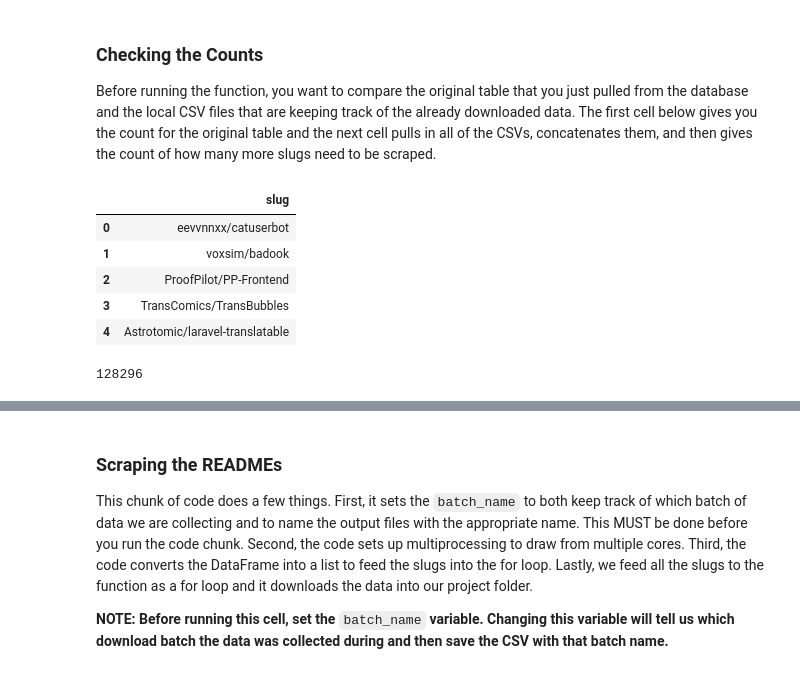
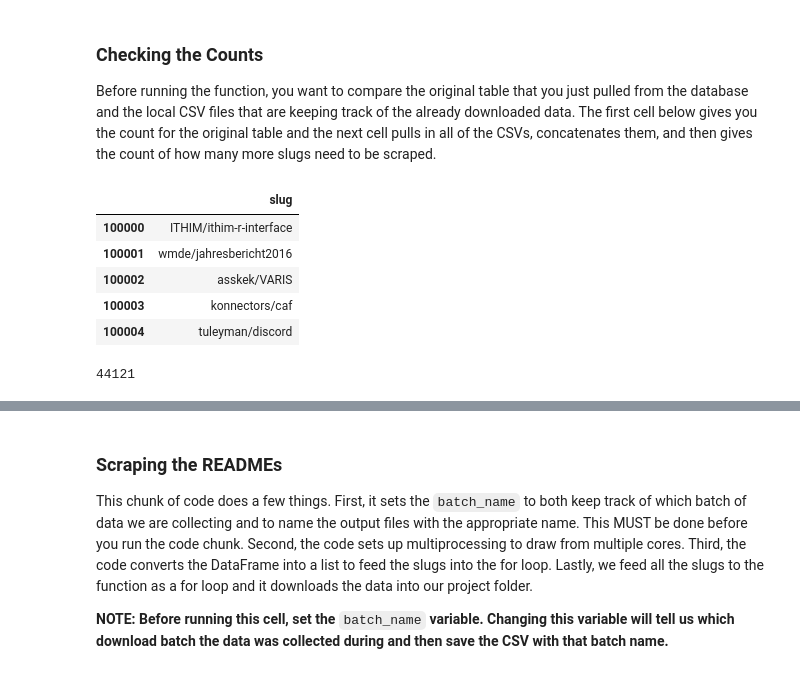
Before and after one commit to DSPG-Young-Scholars-Program/dspg21oss, a Jupyter notebook: src/01_scrape_readmes/02_scrape_readmes_requests_kb7hp.ipynb, the cells around one changed output, grey strips where cells are left out. Saved outputs shown, nothing was run; the diff lists cells and outputs as text; code cells hidden in the pictures.

```diff
--- a/src/01_scrape_readmes/02_scrape_readmes_requests_kb7hp.ipynb
+++ b/src/01_scrape_readmes/02_scrape_readmes_requests_kb7hp.ipynb
@@ -242,19 +243,20 @@ raw_slug_data.head()
 Before running the function, you want to compare the original table that you just pulled from the database and the local CSV files that are keeping track of the already downloaded data. The first cell below gives you the count for the original table and the next cell pulls in all of the CSVs, concatenates them, and then gives the count of how many more slugs need to be scraped.
 # %%
 os.chdir('/project/class/bii_sdad_dspg/uva_2021/dspg21oss/')
-raw_slug_data = pd.read_csv('brandon_to_scrape_0706.csv')
+raw_slug_data = pd.read_csv('brandon_to_scrape_0712.csv')
+raw_slug_data = raw_slug_data.iloc[100000:]
 raw_slug_data.head()
 # %% [output]
 |  | slug |
-| 0 | eevvnnxx/catuserbot |
-| 1 | voxsim/badook |
-| 2 | ProofPilot/PP-Frontend |
-| 3 | TransComics/TransBubbles |
-| 4 | Astrotomic/laravel-translatable |
+| 100000 | ITHIM/ithim-r-interface |
+| 100001 | wmde/jahresbericht2016 |
+| 100002 | asskek/VARIS |
+| 100003 | konnectors/caf |
+| 100004 | tuleyman/discord |
 # %%
 raw_slug_data['slug'].count()
 # %% [output]
-128296
+44121
 # %%
 new_slugs = filter_scraped_readmes(original_data=raw_slug_data)
 # %% [output]
```
Also changed, not shown: parts of 7 cells of this notebook, 4 other files.
